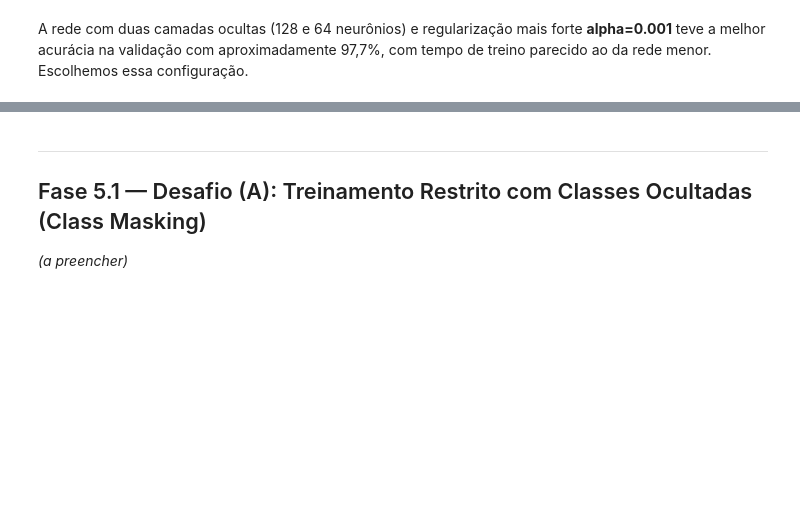
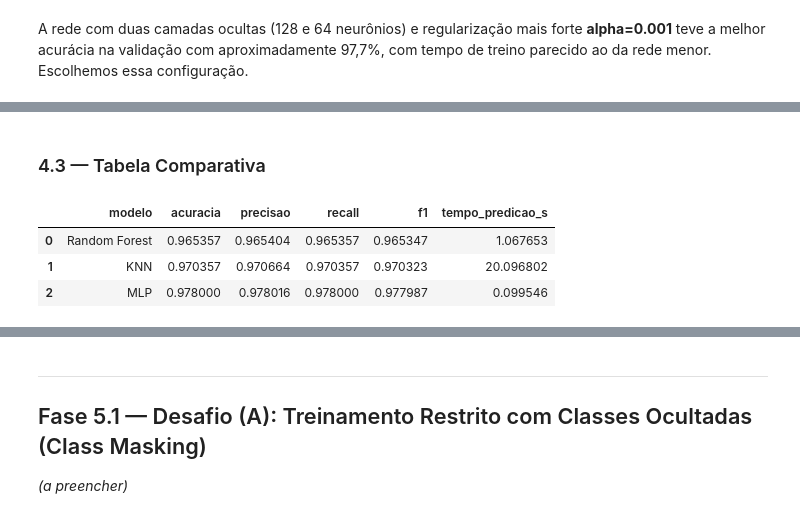
Before and after one commit to lindomarandradegertrudes/mnist-modulo2, a Jupyter notebook: mnist_modulo2.ipynb, the cells around one changed output, grey strips where cells are left out. Drawn from its saved outputs; the diff is of its cells as text; code cells hidden in the pictures; blank space fills up the shorter version.

```diff
--- a/mnist_modulo2.ipynb
+++ b/mnist_modulo2.ipynb
@@ -320,0 +425,10 @@ MLP final treinado.
+# %% [markdown]
+### 4.3 — Tabela Comparativa
+# %%
+tabela_comparativa = pd.DataFrame(resultados)
+tabela_comparativa
+# %% [output]
+|  | modelo | acuracia | precisao | recall | f1 | tempo_predicao_s |
+| 0 | Random Forest | 0.965357 | 0.965404 | 0.965357 | 0.965347 | 1.067653 |
+| 1 | KNN | 0.970357 | 0.970664 | 0.970357 | 0.970323 | 20.096802 |
+| 2 | MLP | 0.978000 | 0.978016 | 0.978000 | 0.977987 | 0.099546 |
```
Also changed, not shown: parts of 10 cells of this notebook.
